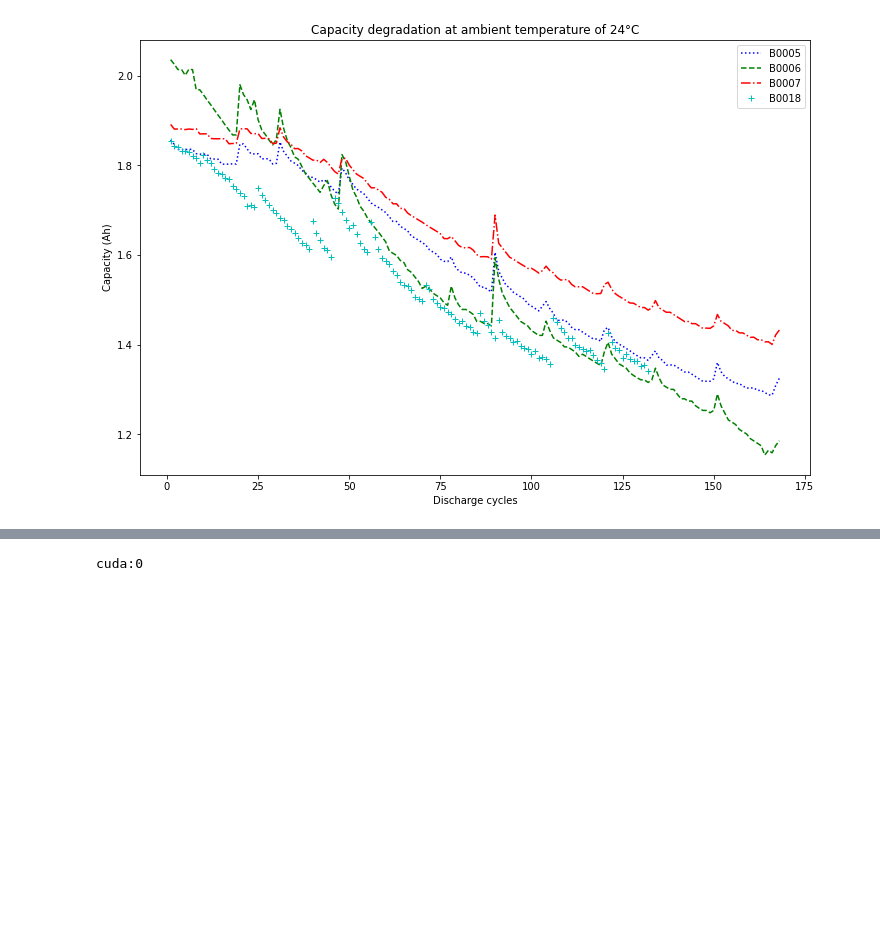
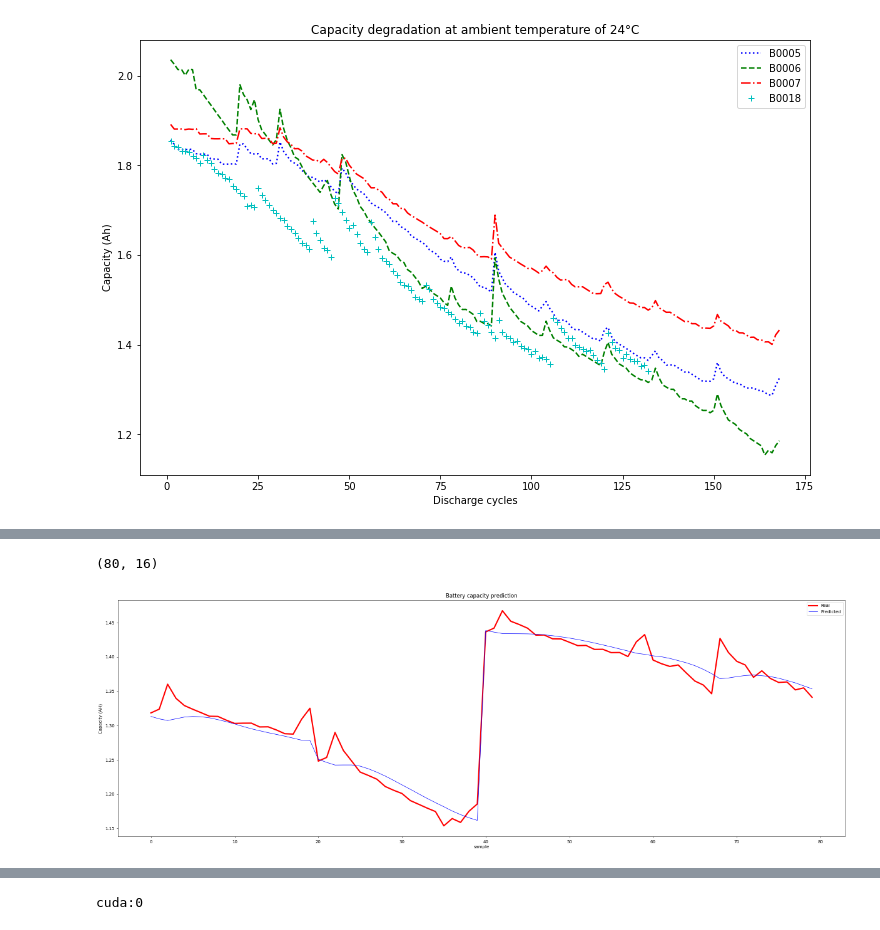
Before and after one commit to CKing111/code_learn, a Jupyter notebook: 电池寿命检测--论文code/src/开发测试-2.ipynb, the cells around one changed output, grey strips where cells are left out. Cells and saved outputs as stored; diff of their text form; code cells hidden in the pictures; blank space fills up the shorter version.

```diff
--- a/电池寿命检测--论文code/src/开发测试-2.ipynb
+++ b/电池寿命检测--论文code/src/开发测试-2.ipynb
@@ -599,0 +643,27 @@ _________________________________________________________________
+# %%
+print(test_x1.shape)
+test_x1_,  s5 = Fit_transform(test_x1,0,1)
+test_y1_,  s6 = Fit_transform(test_y1.reshape(-1,1),0,1)
+
+prediction=model.predict(test_x1_.reshape(80,16,1))
+
+prediction_ = Inverse_transform(prediction, s6)
+
+# 12V-7AH/20HR各代号的含义：
+# 1、12V：电池的额定电压。
+# 2、7AH：电池的容量，表示该电瓶以7A放电可工作一小时,若以1A放电可工作7小时。
+# 3、20HR：建议电池的放电速率为20小时，HR是Hour Rate即倍率的缩写。（20HR）20小时放电率，该电池适于0.35A放电20小时。也就是说不宜大电流放电。
+
+# print(prediction_.shape,test_y1.shape)
+# 绘图展示
+plt.figure(figsize = (30,10),dpi=50)
+plt.plot(test_y1.reshape(-1,1), color = 'red', label = 'Real',linewidth=3)
+plt.plot(prediction_, color = 'b', label = 'Predicted',linewidth=1)
+plt.title('Battery capacity prediction')
+plt.xlabel('sample')
+plt.ylabel('Capacity (AH)')
+plt.legend()
+plt.show()
+# %% [output]
+(80, 16)
+[figure, added]
```
Also changed, not shown: parts of 16 cells of this notebook.
